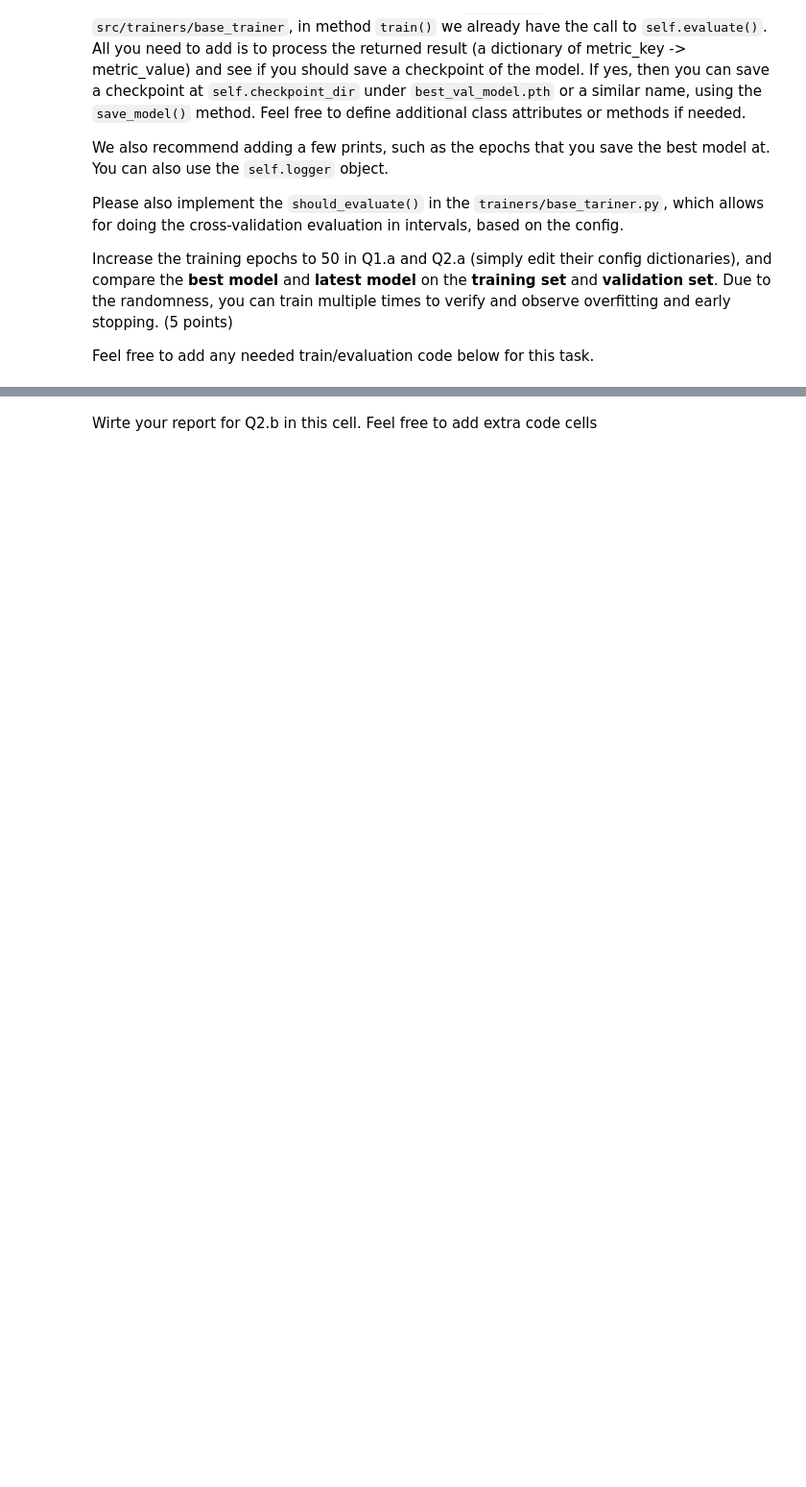
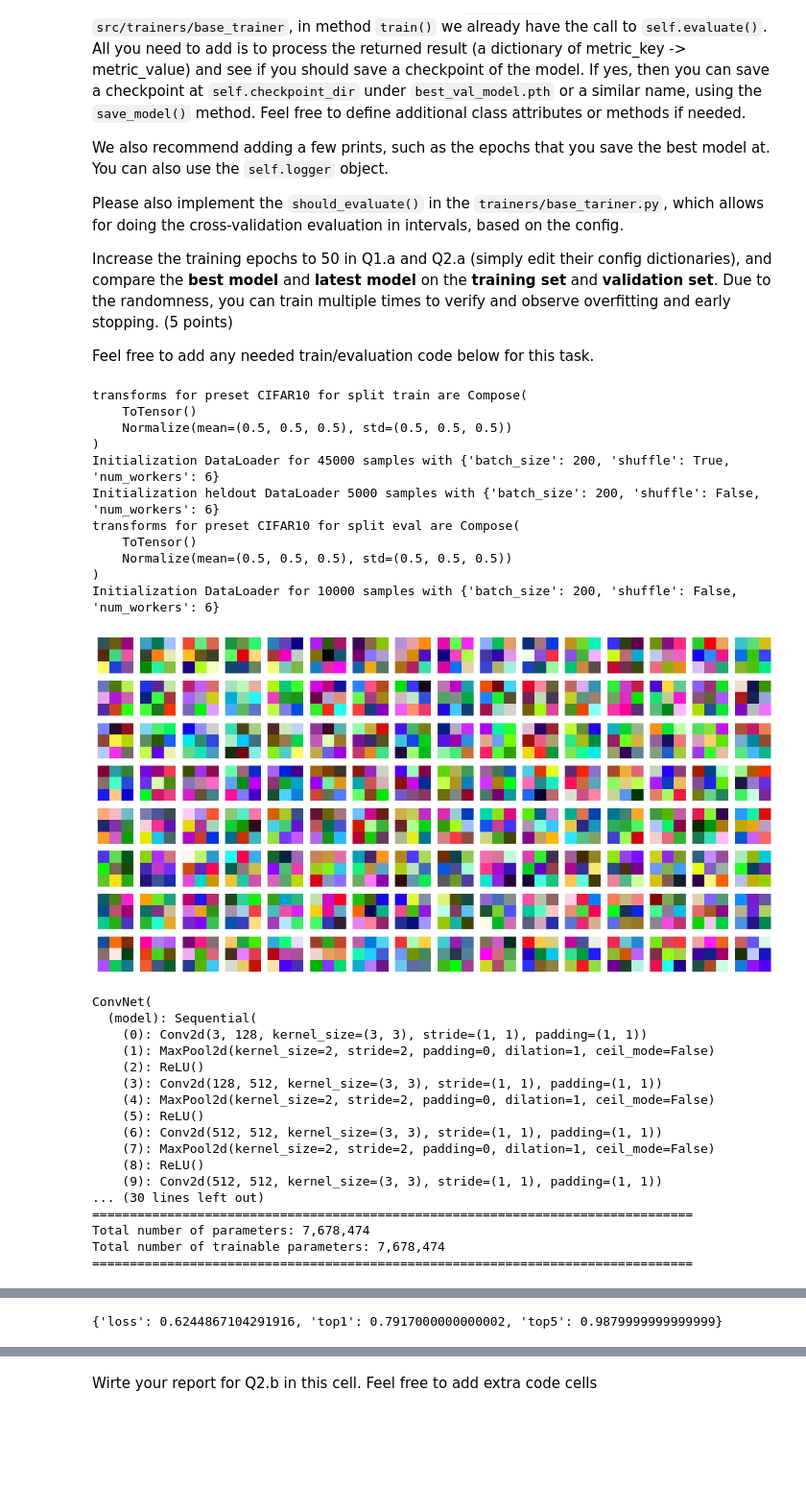
Before and after one commit to MoidHuda/HLCV_53, a Jupyter notebook: Assignment_3/exercise-3.ipynb, the cells around one changed output, grey strips where cells are left out. Shown at 96% size. Saved outputs shown, nothing was run; the diff lists cells and outputs as text; code cells hidden in the pictures; blank space fills up the shorter version.

Commit message:
Ran part 2 and its results

```diff
--- a/Assignment_3/exercise-3.ipynb
+++ b/Assignment_3/exercise-3.ipynb
@@ -271,30 +314,68 @@ dm = datamodule_class(**data_args)
 
 # Based on the heldout_split in the config file,
 # the datamodule will break the dataset into two splits
 train_data_loader = dm.get_loader()
 valid_data_loader = dm.get_heldout_loader()
 
 # Test loader is the same as train loader
 # except that training=False, shuffle=False, and no splitting is done
 # So we use the exact config from training and just modify these arguments
 test_data_args = deepcopy(data_args) # copy the args
 test_data_args['training'] = False
 test_data_args['shuffle'] = False
 test_data_args['heldout_split'] = 0.0
 
 # Now we initialize the test module with the modified config
 test_dm = datamodule_class(**test_data_args)
 test_loader = test_dm.get_loader() # and get the loader from it
 
 trainer_class = q2b_1_config['trainer_module']
 trainer_cnn = trainer_class(
     config = q2b_1_config,
     log_dir = ospj(PROJECT_ROOT,'Logs'),
     train_loader=train_data_loader,
     eval_loader=valid_data_loader,
 )
 
 trainer_cnn.model.VisualizeFilter()
 print(trainer_cnn.model)
 trainer_cnn.train()
 trainer_cnn.model.VisualizeFilter()
+
+path = './Saved/CIFAR10_CNN_1a_Epoch50/best_val_model.pth'
+
+trainer_cnn.load_model(path=path)
+
+result = trainer_cnn.evaluate(loader=test_loader)
+
+print(result)
+# %% [output]
+transforms for preset CIFAR10 for split train are Compose(
+    ToTensor()
+    Normalize(mean=(0.5, 0.5, 0.5), std=(0.5, 0.5, 0.5))
+)
+Initialization DataLoader for 45000 samples with {'batch_size': 200, 'shuffle': True, 'num_workers': 6}
+Initialization heldout DataLoader 5000 samples with {'batch_size': 200, 'shuffle': False, 'num_workers': 6}
+transforms for preset CIFAR10 for split eval are Compose(
+    ToTensor()
+    Normalize(mean=(0.5, 0.5, 0.5), std=(0.5, 0.5, 0.5))
+)
+Initialization DataLoader for 10000 samples with {'batch_size': 200, 'shuffle': False, 'num_workers': 6}
+[figure, added]
+ConvNet(
+  (model): Sequential(
+    (0): Conv2d(3, 128, kernel_size=(3, 3), stride=(1, 1), padding=(1, 1))
+    (1): MaxPool2d(kernel_size=2, stride=2, padding=0, dilation=1, ceil_mode=False)
+    (2): ReLU()
+    (3): Conv2d(128, 512, kernel_size=(3, 3), stride=(1, 1), padding=(1, 1))
+    (4): MaxPool2d(kernel_size=2, stride=2, padding=0, dilation=1, ceil_mode=False)
+    (5): ReLU()
+    (6): Conv2d(512, 512, kernel_size=(3, 3), stride=(1, 1), padding=(1, 1))
+    (7): MaxPool2d(kernel_size=2, stride=2, padding=0, dilation=1, ceil_mode=False)
+    (8): ReLU()
+    (9): Conv2d(512, 512, kernel_size=(3, 3), stride=(1, 1), padding=(1, 1))
+... (30 lines left out)
+================================================================================
+Total number of parameters: 7,678,474
+Total number of trainable parameters: 7,678,474
+================================================================================
@@ -301,3 +383,4 @@ trainer_cnn.model.VisualizeFilter()
+{'loss': 0.6244867104291916, 'top1': 0.7917000000000002, 'top5': 0.9879999999999999}
 # %%
 from cfgs.exercise_3 import cnn_cifar10
 q2b_2_config = cnn_cifar10.q2b_2a_epoch_experiment
```
Also changed, not shown: parts of 9 cells of this notebook.
